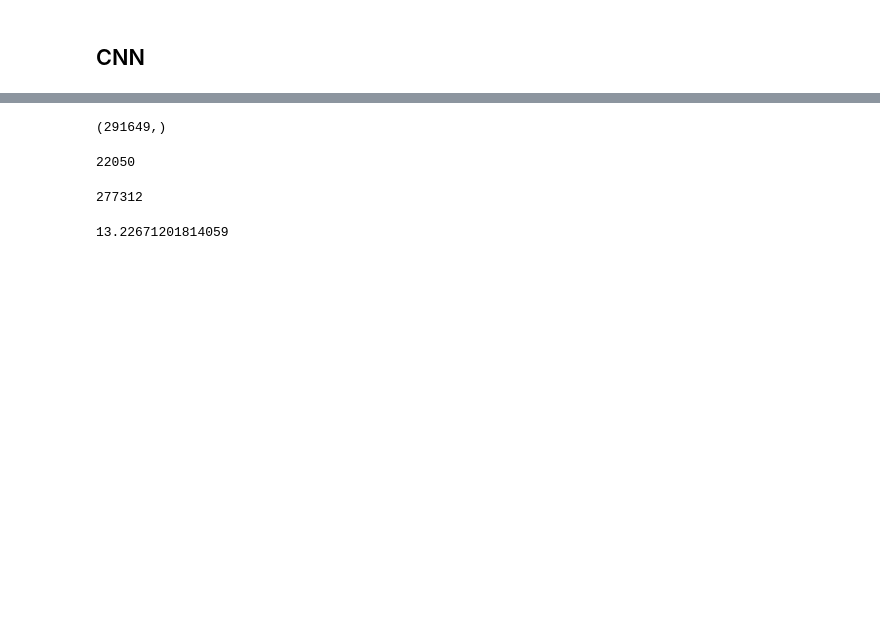
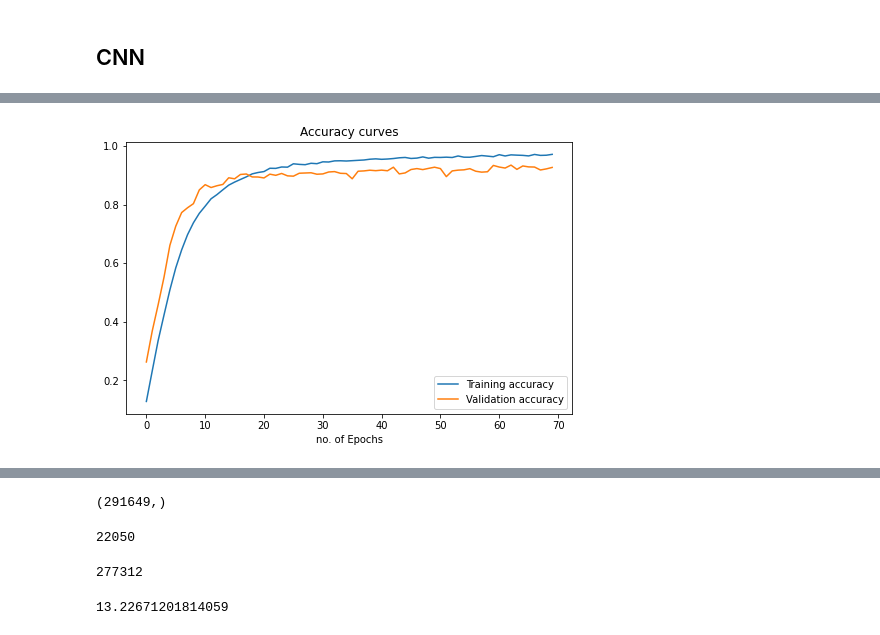
Before and after one commit to Kasuletrevor/Kasuletrevor, a Jupyter notebook: FSC.ipynb, the cells around one changed output, grey strips where cells are left out. Drawn from its saved outputs; the diff is of its cells as text; code cells hidden in the pictures; blank space fills up the shorter version.

```diff
--- a/FSC.ipynb
+++ b/FSC.ipynb
@@ -1343,0 +1487,14 @@ plot_history(history)
+# %%
+train_accuracy = history.history['accuracy']
+val_accuracy = history.history['val_accuracy']
+
+plt.figure(figsize=(8,5))
+plt.title('Accuracy curves')
+plt.xlabel('no. of Epochs')
+# Plot the training and validation loss
+plt.plot(train_accuracy, label='Training accuracy')
+plt.plot(val_accuracy, label='Validation accuracy')
+plt.legend()
+plt.show()
+# %% [output]
+[figure, added]
```
Also changed, not shown: parts of 106 cells of this notebook.
